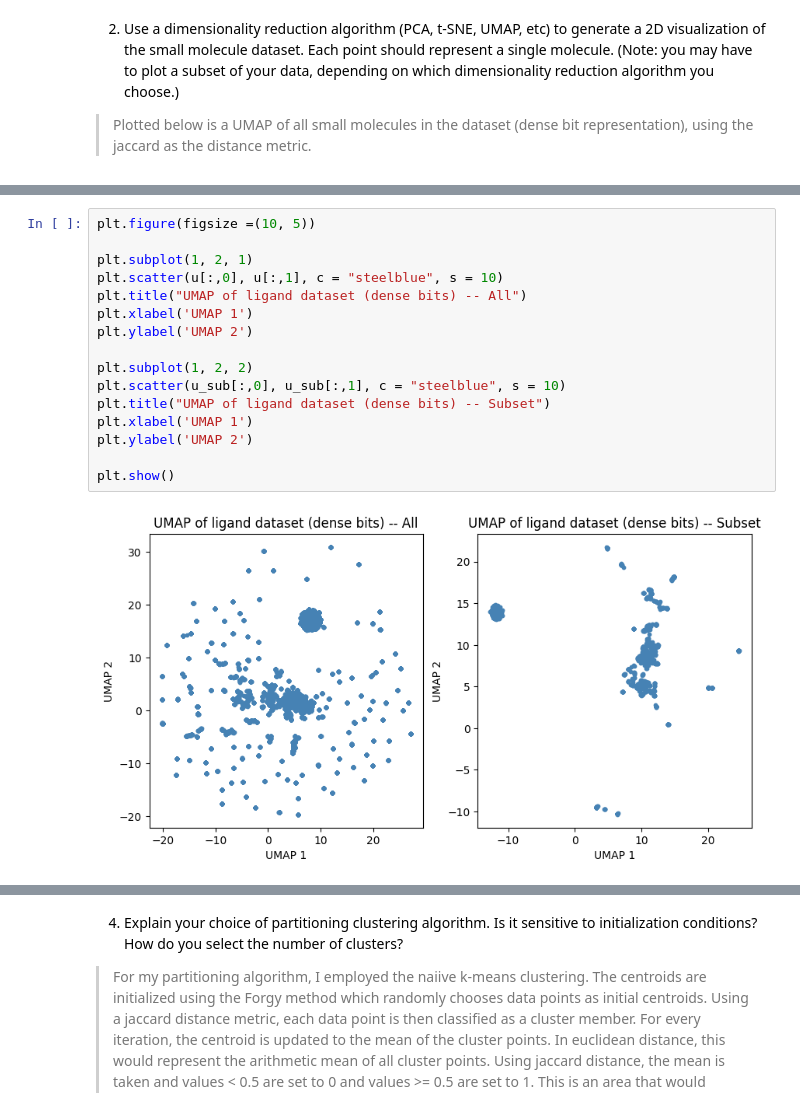
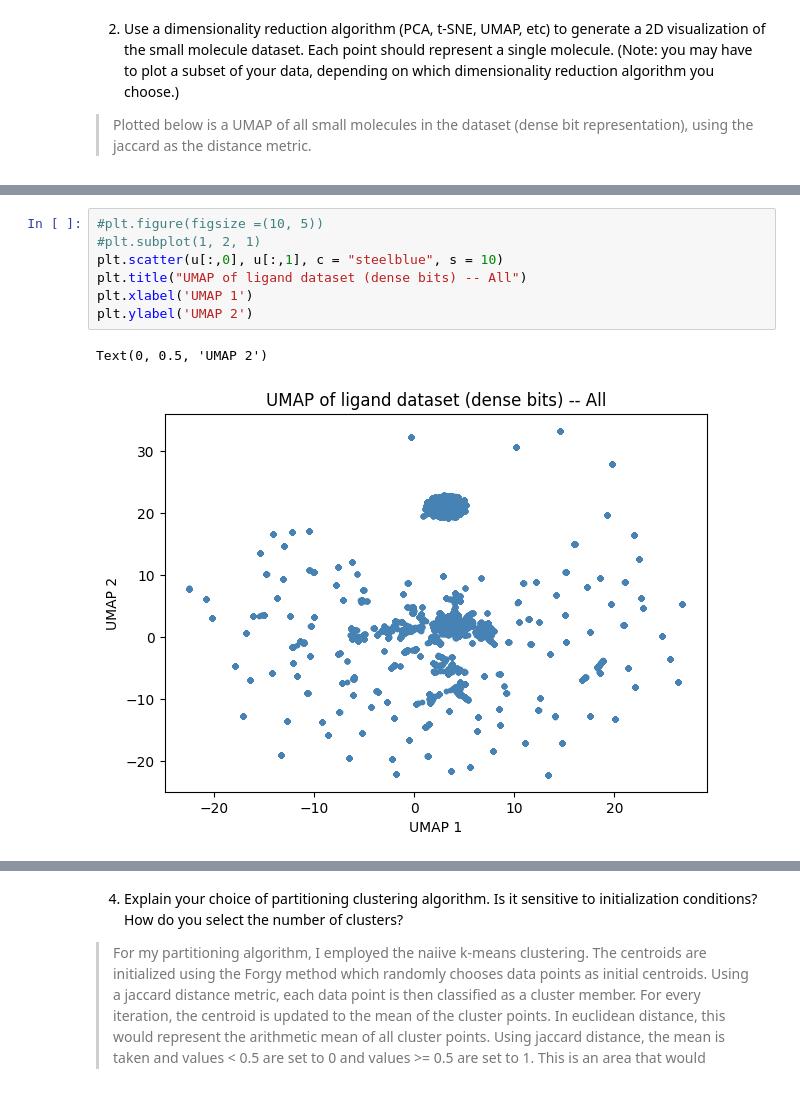
Before and after one commit to aseveritt/BMI203_Project2, a Jupyter notebook: Amanda_Everitt_BMI203_HW2.ipynb, the cells around one changed output, grey strips where cells are left out. Drawn from its saved outputs; the diff is of its cells as text.

```diff
--- a/Amanda_Everitt_BMI203_HW2.ipynb
+++ b/Amanda_Everitt_BMI203_HW2.ipynb
@@ -46,21 +36,13 @@ u_sub = fit.fit_transform(data_sub)
 # %%
-plt.figure(figsize =(10, 5))
-
-plt.subplot(1, 2, 1)
+#plt.figure(figsize =(10, 5))
+#plt.subplot(1, 2, 1)
 plt.scatter(u[:,0], u[:,1], c = "steelblue", s = 10)
 plt.title("UMAP of ligand dataset (dense bits) -- All")
 plt.xlabel('UMAP 1')
 plt.ylabel('UMAP 2')
-
-plt.subplot(1, 2, 2)
-plt.scatter(u_sub[:,0], u_sub[:,1], c = "steelblue", s = 10)
-plt.title("UMAP of ligand dataset (dense bits) -- Subset")
-plt.xlabel('UMAP 1')
-plt.ylabel('UMAP 2')
-
-plt.show()
 # %% [output]
+Text(0, 0.5, 'UMAP 2')
-[figure, old version]
+[figure, new version]
 # %% [markdown]
 3. Cluster the small molecules using your implementation of a partitioning clustering algorithm. Visualize this clustering by coloring clusters on the 2D visualization generated in question 2.
 
```
Also changed, not shown: parts of 31 cells of this notebook, 6 other files.
